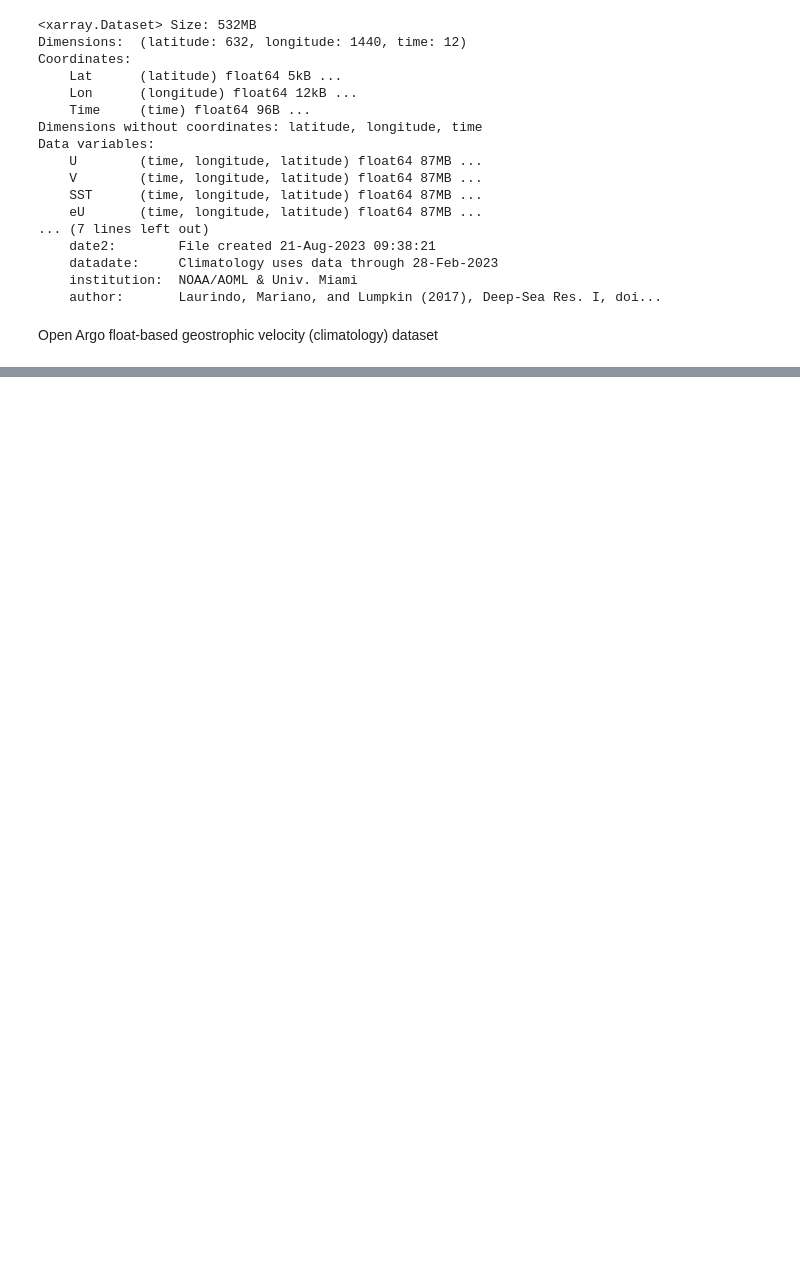
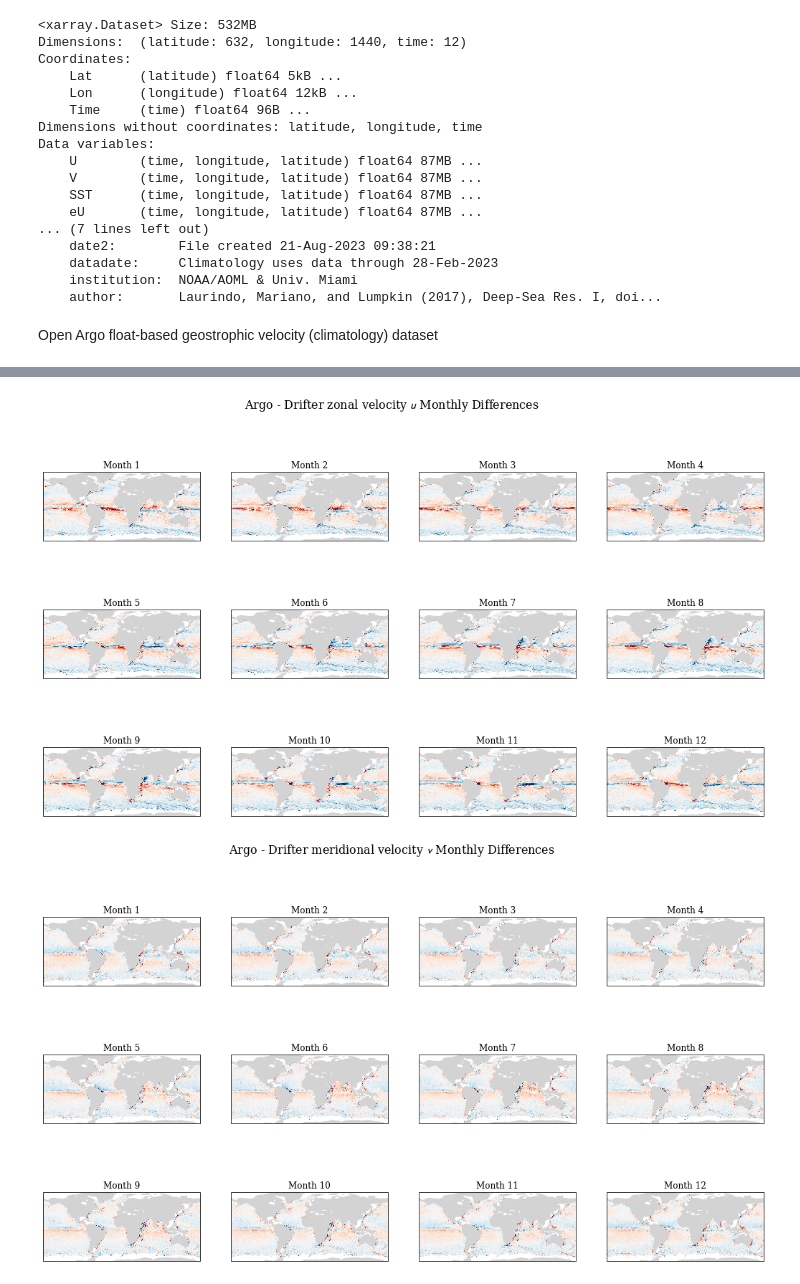
Before and after one commit to annabelwade/aies-argo, a Jupyter notebook: compare_drifter_argo_climatology.ipynb, the cells around one changed output, grey strips where cells are left out. Drawn from its saved outputs; the diff is of its cells as text; code cells hidden in the pictures; blank space fills up the shorter version.

```diff
--- a/compare_drifter_argo_climatology.ipynb
+++ b/compare_drifter_argo_climatology.ipynb
@@ -157,0 +323,32 @@ def subsample_argo_to_drifter(argo_ds, drifter_ds):
+# %%
+import warnings
+warnings.filterwarnings("ignore", category=UserWarning, module='cartopy')
+def plot_1d_diff_field_monthly(diff_arr, latitudes, longitudes, title, cmap=cmocean.cm.balance, vmin=None, vmax=None, lognorm=None):
+    fig, axs = plt.subplots(3, 4, figsize=(18, 10), subplot_kw={'projection': ccrs.PlateCarree()})
+    fig.suptitle(title, fontsize=16)
+
+    for month in range(1, 13):
+        ax = axs[(month-1)//4, (month-1)%4]
+        ax.set_title(f'Month {month}', fontsize=12)
+
+        mesh = ax.pcolormesh(longitudes, latitudes, diff_arr[month-1,:,:].T,
+                             cmap=cmap,
+                             transform=ccrs.PlateCarree(),
+                             vmin=vmin, vmax=vmax,
+                            #  norm=lognorm,
+                             shading='auto')  # 'auto' recommended to avoid warning
+
+        # extend = 'both' if vmin is not None and vmax is not None else 'neither'
+        # plt.colorbar(mesh, ax=ax, orientation='horizontal', label='Velocity Difference at 15 dbar (m/s)', extend=extend)
+
+        land = cfeature.NaturalEarthFeature('physical', 'land', '50m',
+                                        edgecolor='face', facecolor='lightgray')
+        ax.add_feature(land, zorder=0)
+
+    # plt.tight_layout()
+    plt.show()
+plot_1d_diff_field_monthly(intrp_argo_drifter_u_diff, latitudes, longitudes, f'Argo - Drifter zonal velocity $u$ Monthly Differences', cmap='RdBu_r', vmin=-0.5, vmax=0.5)
+plot_1d_diff_field_monthly(intrp_argo_drifter_v_diff, latitudes, longitudes, f'Argo - Drifter meridional velocity $v$ Monthly Differences', cmap='RdBu_r', vmin=-0.5, vmax=0.5)
+# %% [output]
+[figure, added]
+[figure, added]
```
Also changed, not shown: parts of 24 cells of this notebook.
